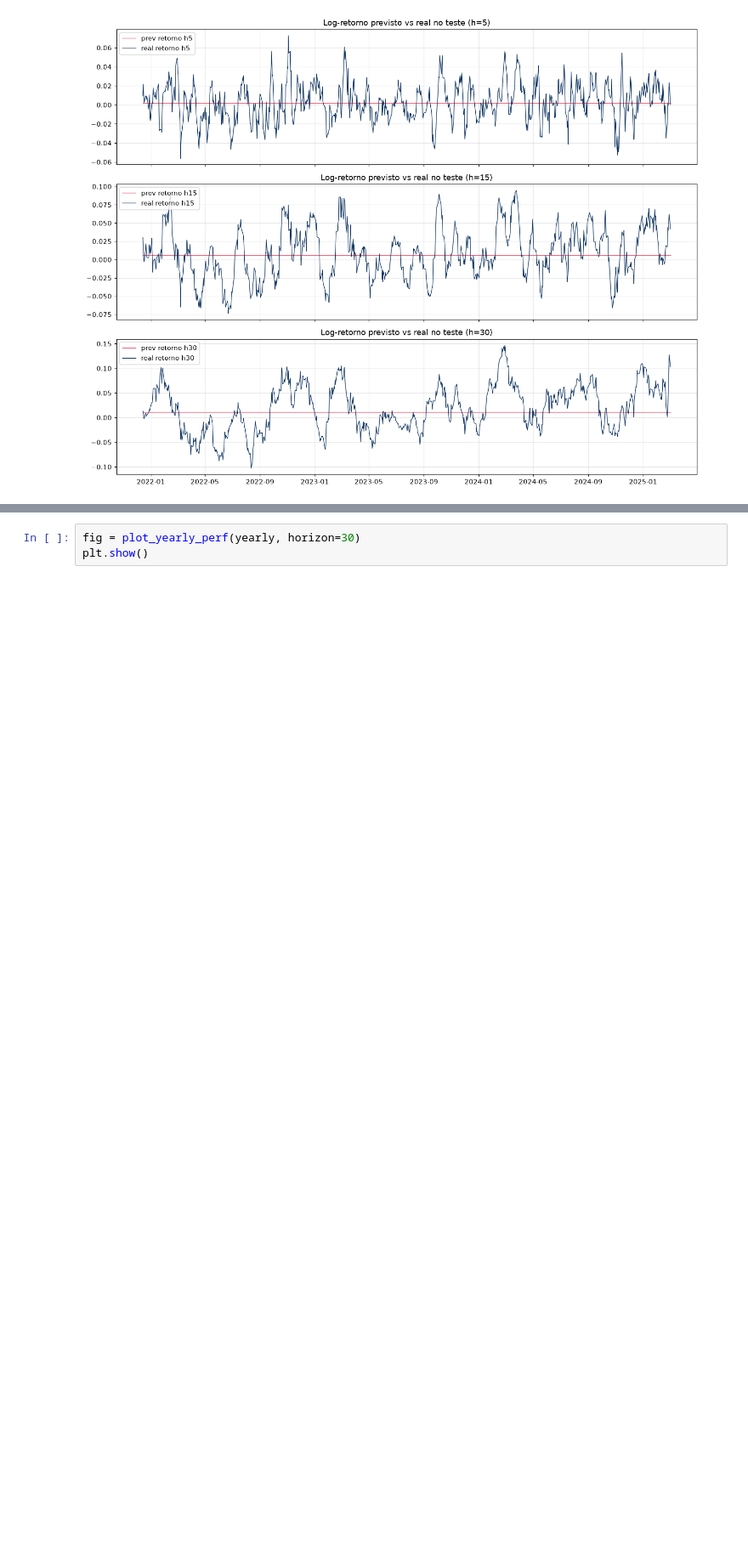
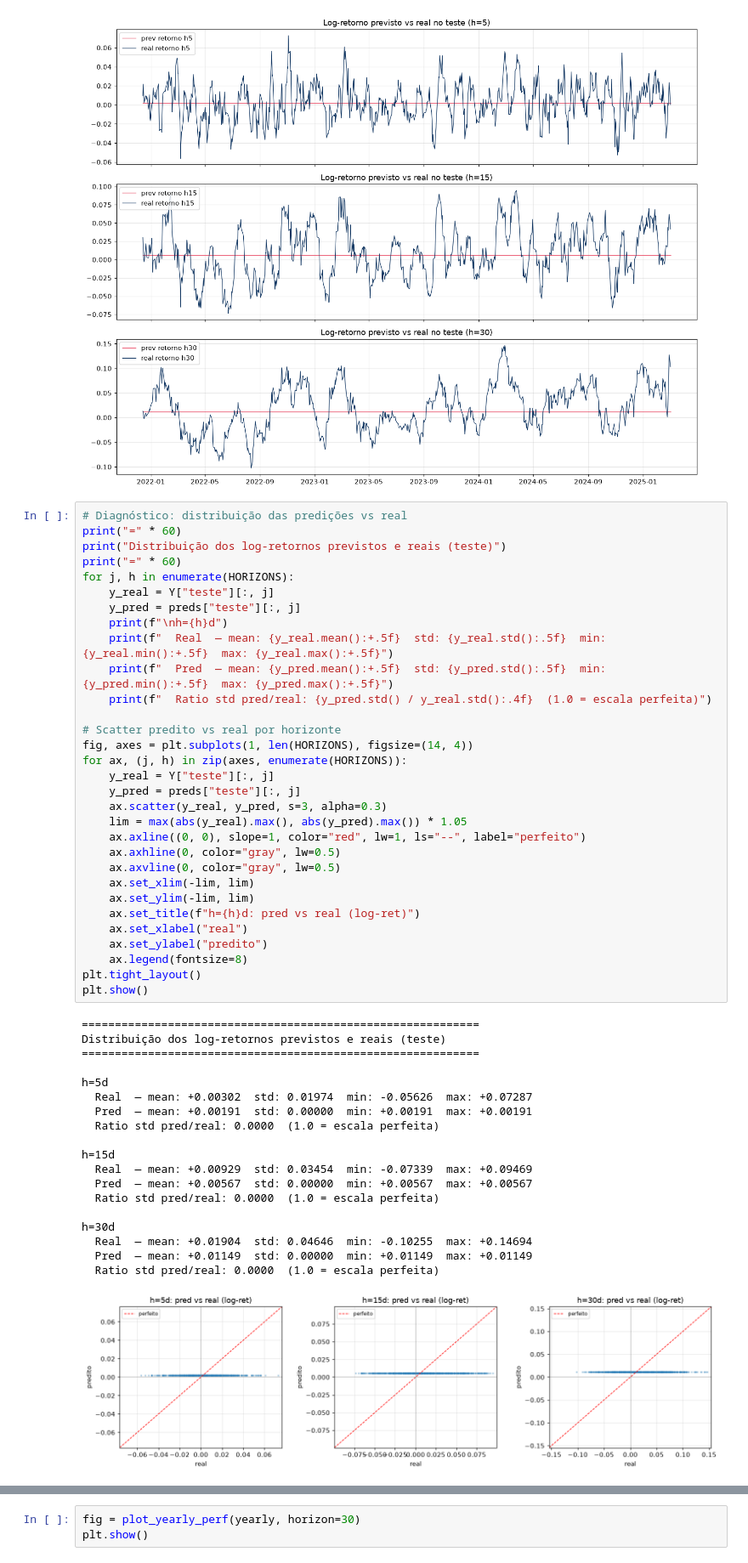
Before and after one commit to JoseEdSouza/gold-forecast, a Jupyter notebook: experiments/02_xgboost/gold_price_xgboost.ipynb, the cells around one changed output, grey strips where cells are left out. Shown at 85% size. Drawn from its saved outputs; the diff is of its cells as text; blank space fills up the shorter version.

```diff
--- a/experiments/02_xgboost/gold_price_xgboost.ipynb
+++ b/experiments/02_xgboost/gold_price_xgboost.ipynb
@@ -338,6 +338,57 @@ fig = plot_return_predictions(
 plt.show()
 # %% [output]
 [figure]
+# %%
+# Diagnóstico: distribuição das predições vs real
+print("=" * 60)
+print("Distribuição dos log-retornos previstos e reais (teste)")
+print("=" * 60)
+for j, h in enumerate(HORIZONS):
+    y_real = Y["teste"][:, j]
+    y_pred = preds["teste"][:, j]
+    print(f"\nh={h}d")
+    print(f"  Real  — mean: {y_real.mean():+.5f}  std: {y_real.std():.5f}  min: {y_real.min():+.5f}  max: {y_real.max():+.5f}")
+    print(f"  Pred  — mean: {y_pred.mean():+.5f}  std: {y_pred.std():.5f}  min: {y_pred.min():+.5f}  max: {y_pred.max():+.5f}")
+    print(f"  Ratio std pred/real: {y_pred.std() / y_real.std():.4f}  (1.0 = escala perfeita)")
+
+# Scatter predito vs real por horizonte
+fig, axes = plt.subplots(1, len(HORIZONS), figsize=(14, 4))
+for ax, (j, h) in zip(axes, enumerate(HORIZONS)):
+    y_real = Y["teste"][:, j]
+    y_pred = preds["teste"][:, j]
+    ax.scatter(y_real, y_pred, s=3, alpha=0.3)
+    lim = max(abs(y_real).max(), abs(y_pred).max()) * 1.05
+    ax.axline((0, 0), slope=1, color="red", lw=1, ls="--", label="perfeito")
+    ax.axhline(0, color="gray", lw=0.5)
+    ax.axvline(0, color="gray", lw=0.5)
+    ax.set_xlim(-lim, lim)
+    ax.set_ylim(-lim, lim)
+    ax.set_title(f"h={h}d: pred vs real (log-ret)")
+    ax.set_xlabel("real")
+    ax.set_ylabel("predito")
+    ax.legend(fontsize=8)
+plt.tight_layout()
+plt.show()
+# %% [output]
+============================================================
+Distribuição dos log-retornos previstos e reais (teste)
+============================================================
+
+h=5d
+  Real  — mean: +0.00302  std: 0.01974  min: -0.05626  max: +0.07287
+  Pred  — mean: +0.00191  std: 0.00000  min: +0.00191  max: +0.00191
+  Ratio std pred/real: 0.0000  (1.0 = escala perfeita)
+
+h=15d
+  Real  — mean: +0.00929  std: 0.03454  min: -0.07339  max: +0.09469
+  Pred  — mean: +0.00567  std: 0.00000  min: +0.00567  max: +0.00567
+  Ratio std pred/real: 0.0000  (1.0 = escala perfeita)
+
+h=30d
+  Real  — mean: +0.01904  std: 0.04646  min: -0.10255  max: +0.14694
+  Pred  — mean: +0.01149  std: 0.00000  min: +0.01149  max: +0.01149
+  Ratio std pred/real: 0.0000  (1.0 = escala perfeita)
+[figure, added]
 # %%
 h30_idx = HORIZONS.index(30)
 yearly = per_year_metrics(
```
Also changed, not shown: parts of 9 cells of this notebook, 19 other files.
